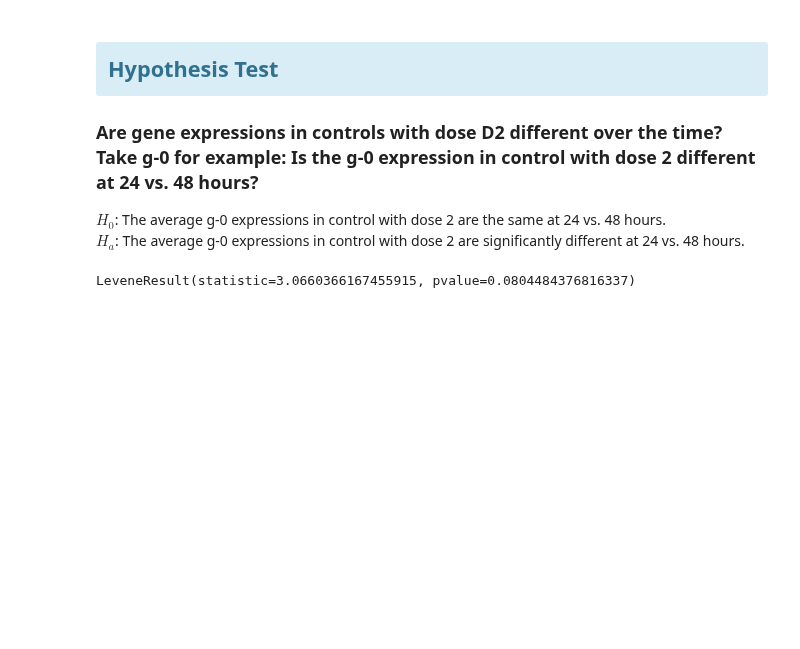
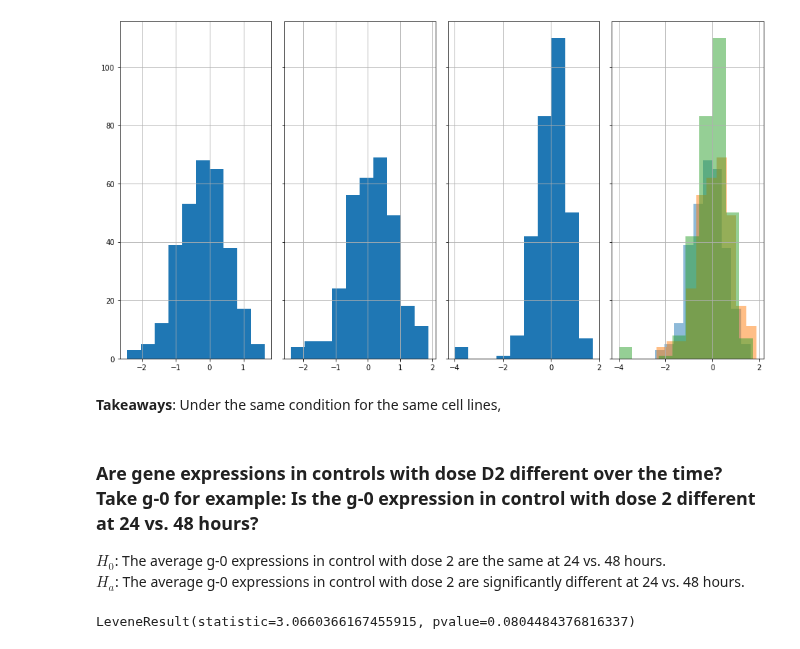
Before and after one commit to Yongliang-Shi/Mechanism-of-Action-Prediction, a Jupyter notebook: explore_moa.ipynb, the cells around one changed output. Saved outputs shown, nothing was run; the diff lists cells and outputs as text; code cells hidden in the pictures; blank space fills up the shorter version.

```diff
--- a/explore_moa.ipynb
+++ b/explore_moa.ipynb
@@ -14,5 +54,20 @@ import summarize
+# %%
+# Take cell line # 0 for example
+
+fig, (ax1, ax2, ax3, ax4) = plt.subplots(1, 4, figsize=(13,7), sharey=True)
+df_ctrl_d2_24.loc[:, 'c-42'].hist(ax=ax1)
+df_ctrl_d2_48.loc[:, 'c-42'].hist(ax=ax2)
+df_ctrl_d2_72.loc[:, 'c-42'].hist(ax=ax3)
+df_ctrl_d2_24.loc[:, 'c-42'].hist(ax=ax4, alpha=0.5)
+df_ctrl_d2_48.loc[:, 'c-42'].hist(ax=ax4, alpha=0.5)
+df_ctrl_d2_72.loc[:, 'c-42'].hist(ax=ax4, alpha=0.5)
+
+plt.tight_layout()
+# %% [output]
+[figure, added]
+# %% [markdown]
+**Takeaways**: Under the same condition for the same cell lines,
 # %% [markdown]
-## <div class="alert alert-block alert-info">Hypothesis Test</div>
 ### Are gene expressions in controls with dose D2 different over the time? Take g-0 for example: Is the g-0 expression in control with dose 2 different at 24 vs. 48 hours?
 $H_0$: The average g-0 expressions in control with dose 2 are the same at 24 vs. 48 hours.<br>
 $H_a$: The average g-0 expressions in control with dose 2 are significantly different at 24 vs. 48 hours.
```
Also changed, not shown: parts of 12 cells of this notebook.
